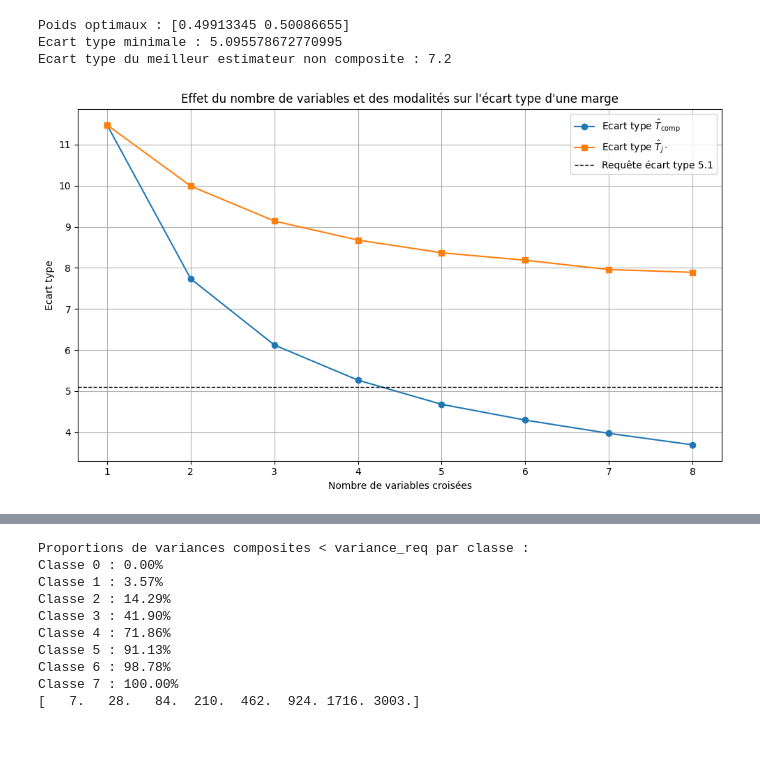
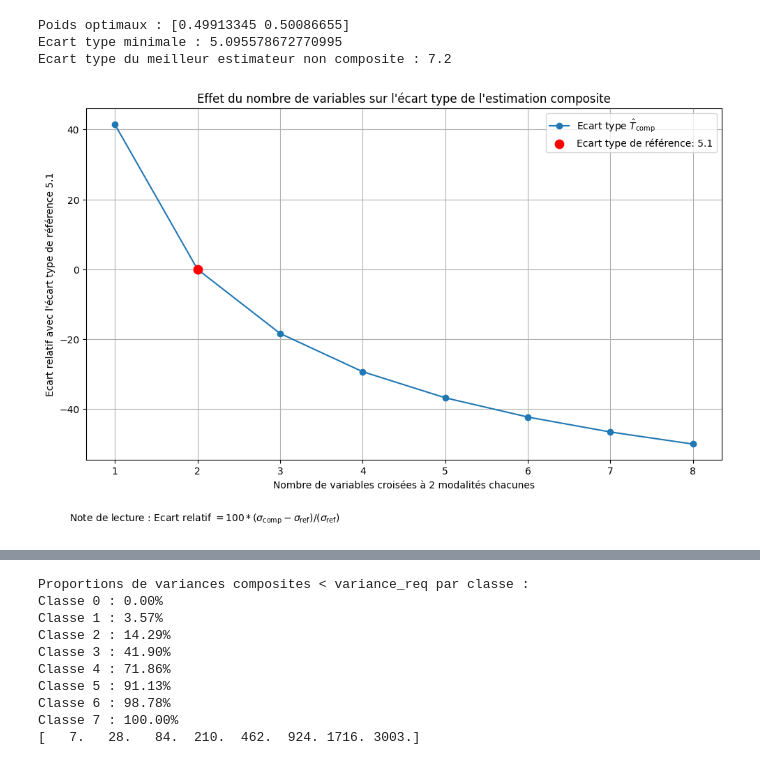
Before and after one commit to InseeFrLab/diff-privacy-OpenDP, a Jupyter notebook: marge.ipynb, the cells around one changed output, grey strips where cells are left out. Drawn from its saved outputs; the diff is of its cells as text; code cells hidden in the pictures.

```diff
--- a/marge.ipynb
+++ b/marge.ipynb
@@ -36,51 +36,48 @@ Ecart type du meilleur estimateur non composite : 7.2
 # %%
 import numpy as np
 import matplotlib.pyplot as plt
 
 def poids_et_variance_min(variances: list[float]) -> tuple[np.ndarray, float]:
     inv_vars = 1 / np.array(variances)
     poids = inv_vars / inv_vars.sum()
     var_min = 1 / inv_vars.sum()
     return poids, var_min
 
+def evol_relative(var, var_ref):
+    return 100 * (np.sqrt(var) - np.sqrt(var_ref))/np.sqrt(var_ref)
+
 # Paramètres globaux
 variance_req = 5.1**2
-min_modalite = 2
-max_modalite = 8
+nb_modalite = 2
 max_nb_variables = 8
-simulations = 500  # pour moyenne lissée
 
 # Stockage des résultats
 x_vals = np.arange(1, max_nb_variables + 1)
-var_min_composite = []
-var_best_simple = []
+list_evolution_relative = []
+
+var_ref = nb_modalite * variance_req
 
 for nb_variables in x_vals:
-    sim_var_min = []
-    sim_var_best = []
+    var_estim = nb_variables * [nb_modalite * variance_req]
+    poids, var_min = poids_et_variance_min(var_estim)
+    list_evolution_relative.append(evol_relative(var_min, variance_req))
 
-    for _ in range(simulations):
-        nb_modalites = np.random.randint(min_modalite, max_modalite + 1, size=nb_variables)
-        var_estim = nb_modalites * variance_req
-
-        poids, var_min = poids_et_variance_min(var_estim)
-        sim_var_min.append(var_min)
-        sim_var_best.append(var_estim.min())
-
-    var_min_composite.append(np.mean(sim_var_min))
-    var_best_simple.append(np.mean(sim_var_best))
 
 # Tracé du graphique
 plt.figure(figsize=(10, 6))
-plt.plot(x_vals, np.sqrt(var_min_composite), label=r"Ecart type $\hat{T}_{\text{comp}}$", marker="o")
-plt.plot(x_vals, np.sqrt(var_best_simple), label=r"Ecart type $\hat{T}_{j^\star}$", marker="s")
-plt.axhline(y=np.sqrt(variance_req), color='black', linestyle='--', linewidth=1, label="Requête écart type 5.1")
-plt.xlabel("Nombre de variables croisées")
-plt.ylabel("Ecart type")
-plt.title("Effet du nombre de variables et des modalités sur l'écart type d'une marge")
+plt.plot(x_vals, list_evolution_relative, label=r"Ecart type $\hat{T}_{\text{comp}}$", marker="o")
+plt.scatter(2, 0, color='red', s=80, zorder=2,label=f"Ecart type de référence: {np.sqrt(variance_req)}")
+plt.xlabel(f"Nombre de variables croisées à {nb_modalite} modalités chacunes")
+plt.ylabel(f"Ecart relatif avec l'écart type de référence {np.sqrt(variance_req)}")
+plt.title("Effet du nombre de variables sur l'écart type de l'estimation composite")
 plt.legend()
 plt.grid(True)
 plt.tight_layout()
+plt.figtext(
+    0.05, -0.05,  # Position (x, y) en coordonnées relatives à la figure (centré en bas)
+    r"Note de lecture : Ecart relatif $= 100 * (\sigma_{\text{comp}} - \sigma_{\text{ref}}) / (\sigma_{\text{ref}})$",
+    fontsize=10
+)
 plt.show()
 # %% [output]
-[figure, old version]
+[figure, new version]
```
Also changed, not shown: parts of 10 cells of this notebook.
